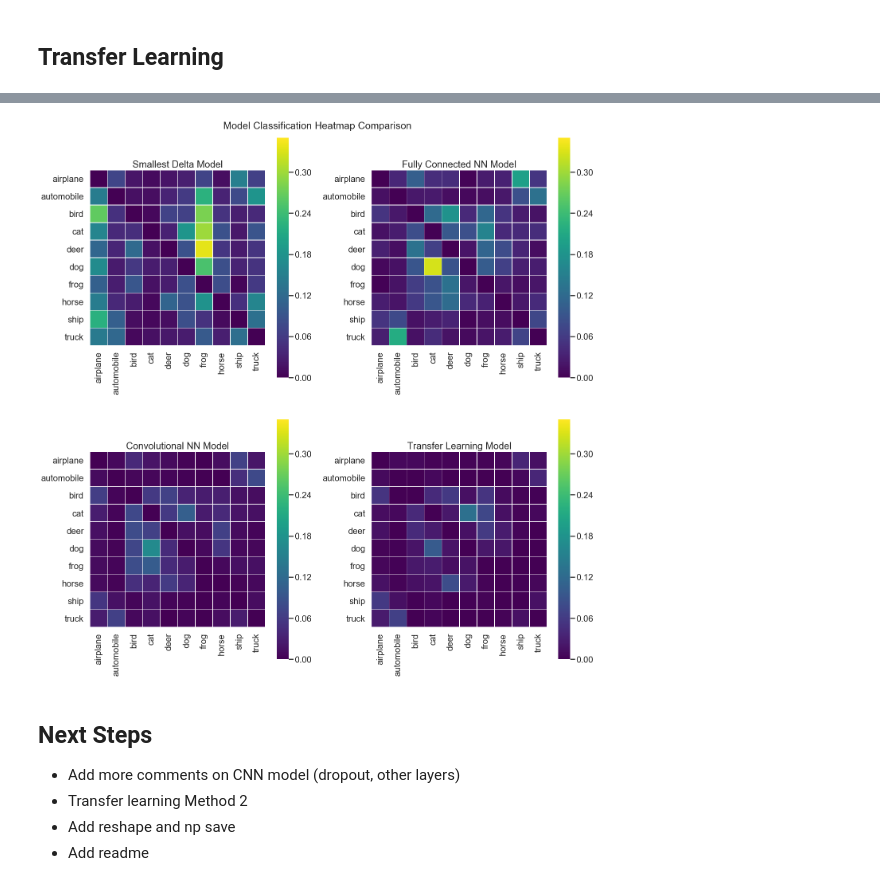
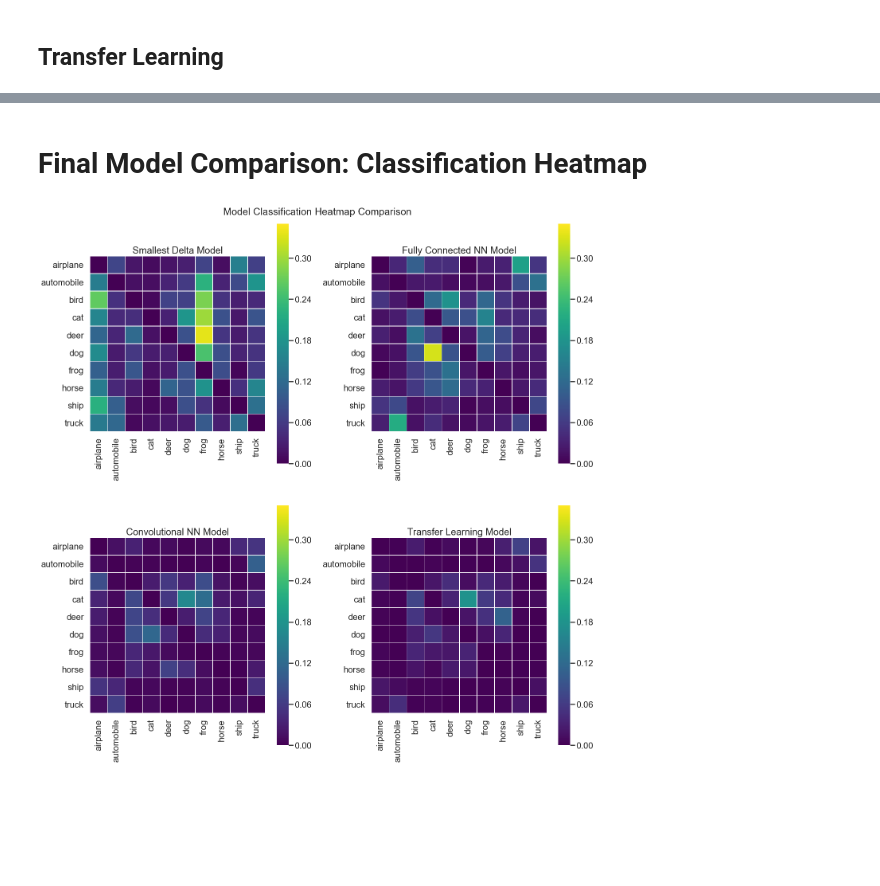
Before and after one commit to swami84/CIFAR10-Image-Classification---TensorFlow-, a Jupyter notebook: Cifar Image Classification.ipynb, the cells around one changed output, grey strips where cells are left out. Saved outputs shown, nothing was run; the diff lists cells and outputs as text; code cells hidden in the pictures; blank space fills up the shorter version.

```diff
--- a/Cifar Image Classification.ipynb
+++ b/Cifar Image Classification.ipynb
@@ -734,5 +759,5 @@ plt.show()
 # %%
-def plot_heatmap_new(y_test,pred,normalize=False):
+def plot_heatmap_mat(y_test,pred,normalize=False):
     from sklearn.metrics import confusion_matrix
 
     conf_mx = confusion_matrix(y_test,pred)
@@ -744,27 +769,22 @@ def plot_heatmap_new(y_test,pred,normalize=False):
                 xticklabels=image_classes,yticklabels=image_classes,
                 linewidths=.5,vmax=0.35,cmap='viridis')
     return plot
+# %% [markdown]
+# Final Model Comparison: Classification Heatmap
 # %%
 
 fig = plt.figure(figsize=(20,20))
 fig.suptitle('Model Classification Heatmap Comparison', fontsize=25,y=1.01)
-ax1 = plt.subplot(221); plot_heatmap_new(y_test,pred_delta_model,normalize=True)
+ax1 = plt.subplot(221); plot_heatmap_mat(y_test,pred_delta_model,normalize=True)
 ax1.title.set_text('Smallest Delta Model')
-ax2 = plt.subplot(222); plot_heatmap_new(y_test,pred_fc_model,normalize=True)
+ax2 = plt.subplot(222); plot_heatmap_mat(y_test,pred_fc_model,normalize=True)
 ax2.title.set_text('Fully Connected NN Model')
-ax3 = plt.subplot(223); plot_heatmap_new(y_test,pred_cnn_model,normalize=True)
+ax3 = plt.subplot(223); plot_heatmap_mat(y_test,pred_cnn_model,normalize=True)
 ax3.title.set_text('Convolutional NN Model')
-ax4 = plt.subplot(224); plot_heatmap_new(y_test,pred_tl_model,normalize=True)
+ax4 = plt.subplot(224); plot_heatmap_mat(y_test,pred_tl_model,normalize=True)
 ax4.title.set_text('Transfer Learning Model')
 plt.tight_layout()
 save_fig('Heatmap_Comparison')
 plt.show()
 # %% [output]
-[figure, old version]
+[figure, new version]
-# %% [markdown]
-## Next Steps
-
-* Add more comments on CNN model (dropout, other layers)
-* Transfer learning Method 2
-* Add reshape and np save
-* Add readme
```
Also changed, not shown: parts of 23 cells of this notebook, 15 other files.
